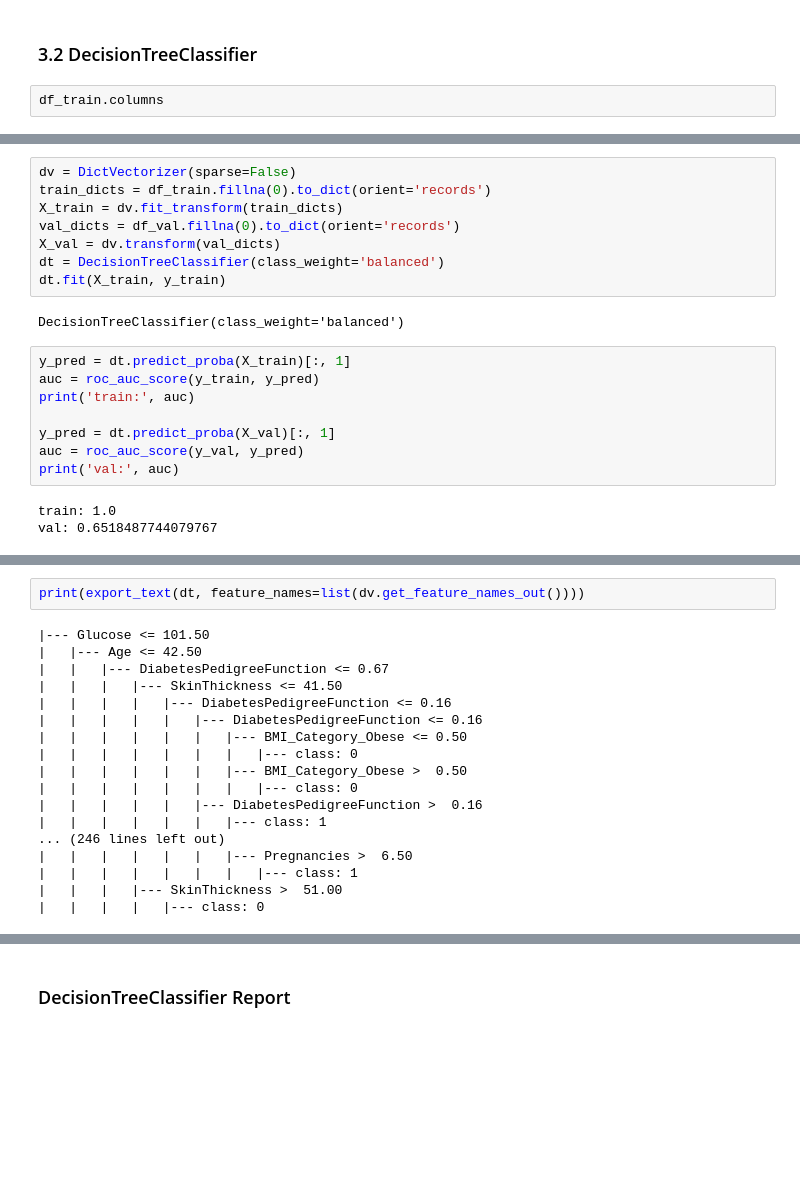
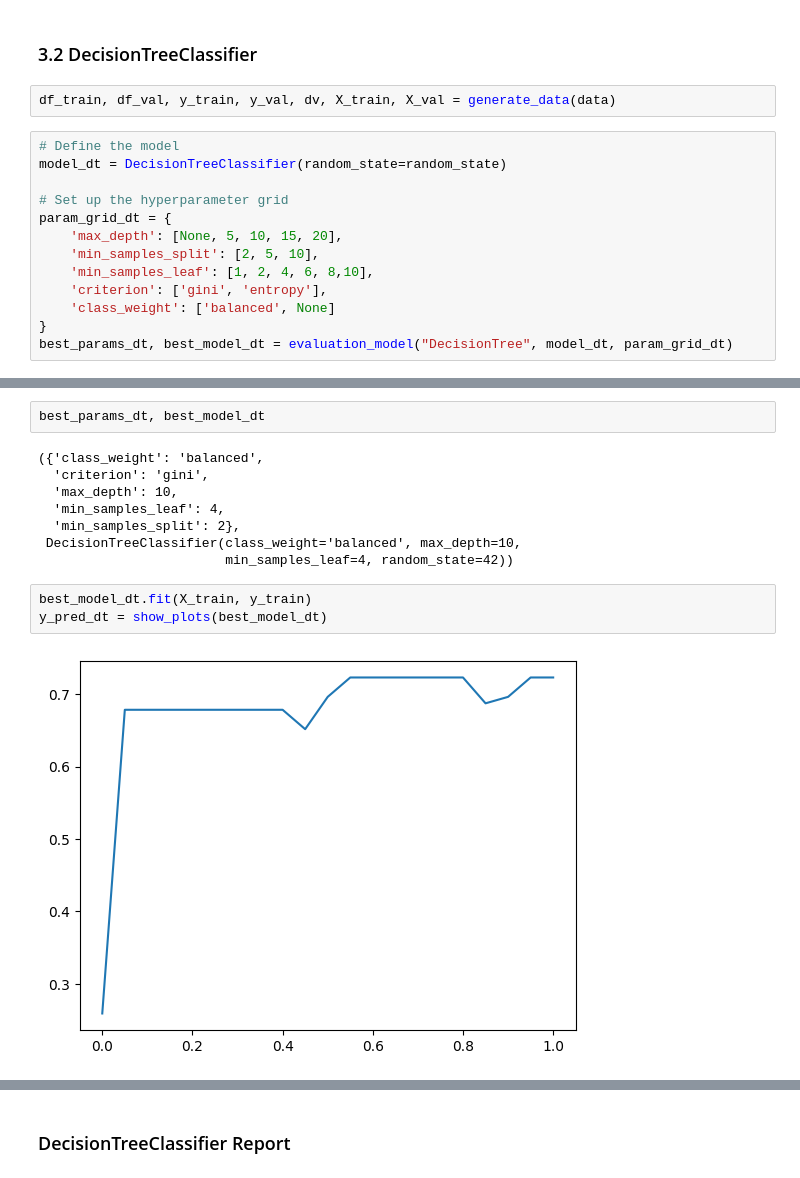
Before and after one commit to taikuchou/machine-learning-zoomcamp, a Jupyter notebook: midterm-project/mid_project_notebook.ipynb, the cells around one changed output, grey strips where cells are left out. Saved outputs shown, nothing was run; the diff lists cells and outputs as text; blank space fills up the shorter version.

```diff
--- a/midterm-project/mid_project_notebook.ipynb
+++ b/midterm-project/mid_project_notebook.ipynb
@@ -594,5 +544,18 @@ output: 0.8641900215475123
 # %% [markdown]
 ### 3.2 DecisionTreeClassifier
+# %%
+df_train, df_val, y_train, y_val, dv, X_train, X_val = generate_data(data)
 # %%
-df_train.columns
+# Define the model
+model_dt = DecisionTreeClassifier(random_state=random_state)
+
+# Set up the hyperparameter grid
+param_grid_dt = {
+    'max_depth': [None, 5, 10, 15, 20],
+    'min_samples_split': [2, 5, 10],
+    'min_samples_leaf': [1, 2, 4, 6, 8,10],
+    'criterion': ['gini', 'entropy'],
+    'class_weight': ['balanced', None]
+}
+best_params_dt, best_model_dt = evaluation_model("DecisionTree", model_dt, param_grid_dt)
 # %% [output]
@@ -603,21 +575,15 @@ Index(['BMI_Category_Normal', 'BMI_Category_Overweight', 'BMI_Category_Obese',
 # %%
-dv = DictVectorizer(sparse=False)
-train_dicts = df_train.fillna(0).to_dict(orient='records')
-X_train = dv.fit_transform(train_dicts)
-val_dicts = df_val.fillna(0).to_dict(orient='records')
-X_val = dv.transform(val_dicts)
-dt = DecisionTreeClassifier(class_weight='balanced')
-dt.fit(X_train, y_train)
+best_params_dt, best_model_dt
 # %% [output]
-DecisionTreeClassifier(class_weight='balanced')
+({'class_weight': 'balanced',
+  'criterion': 'gini',
+  'max_depth': 10,
+  'min_samples_leaf': 4,
+  'min_samples_split': 2},
+ DecisionTreeClassifier(class_weight='balanced', max_depth=10,
+                        min_samples_leaf=4, random_state=42))
 # %%
-y_pred = dt.predict_proba(X_train)[:, 1]
-auc = roc_auc_score(y_train, y_pred)
-print('train:', auc)
-
-y_pred = dt.predict_proba(X_val)[:, 1]
-auc = roc_auc_score(y_val, y_pred)
-print('val:', auc)
+best_model_dt.fit(X_train, y_train)
+y_pred_dt = show_plots(best_model_dt)
 # %% [output]
-train: 1.0
-val: 0.6518487744079767
+[figure, added]
@@ -624,20 +590,0 @@ val: 0.6518487744079767
-# %%
-print(export_text(dt, feature_names=list(dv.get_feature_names_out())))
-# %% [output]
-|--- Glucose <= 101.50
-|   |--- Age <= 42.50
-|   |   |--- DiabetesPedigreeFunction <= 0.67
-|   |   |   |--- SkinThickness <= 41.50
-|   |   |   |   |--- DiabetesPedigreeFunction <= 0.16
-|   |   |   |   |   |--- DiabetesPedigreeFunction <= 0.16
-|   |   |   |   |   |   |--- BMI_Category_Obese <= 0.50
-|   |   |   |   |   |   |   |--- class: 0
-|   |   |   |   |   |   |--- BMI_Category_Obese >  0.50
-|   |   |   |   |   |   |   |--- class: 0
-|   |   |   |   |   |--- DiabetesPedigreeFunction >  0.16
-|   |   |   |   |   |   |--- class: 1
-... (246 lines left out)
-|   |   |   |   |   |   |--- Pregnancies >  6.50
-|   |   |   |   |   |   |   |--- class: 1
-|   |   |   |--- SkinThickness >  51.00
-|   |   |   |   |--- class: 0
```
Also changed, not shown: parts of 79 cells of this notebook, 5 other files.
